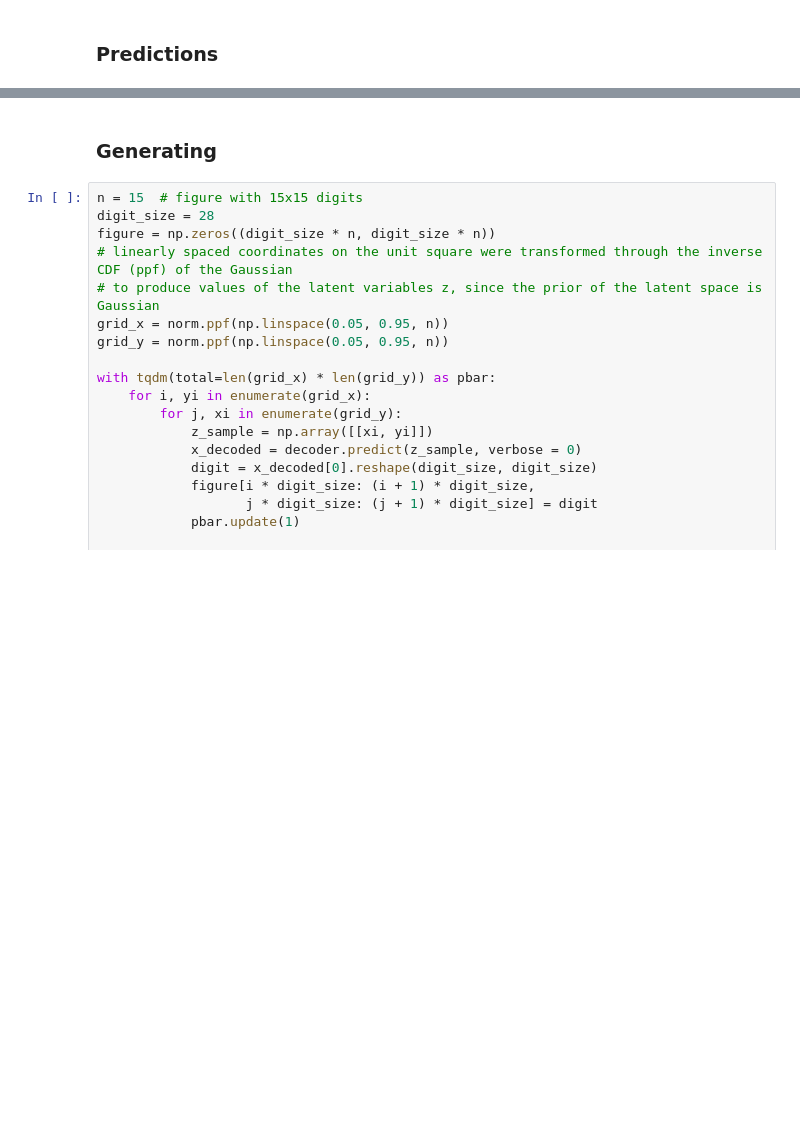
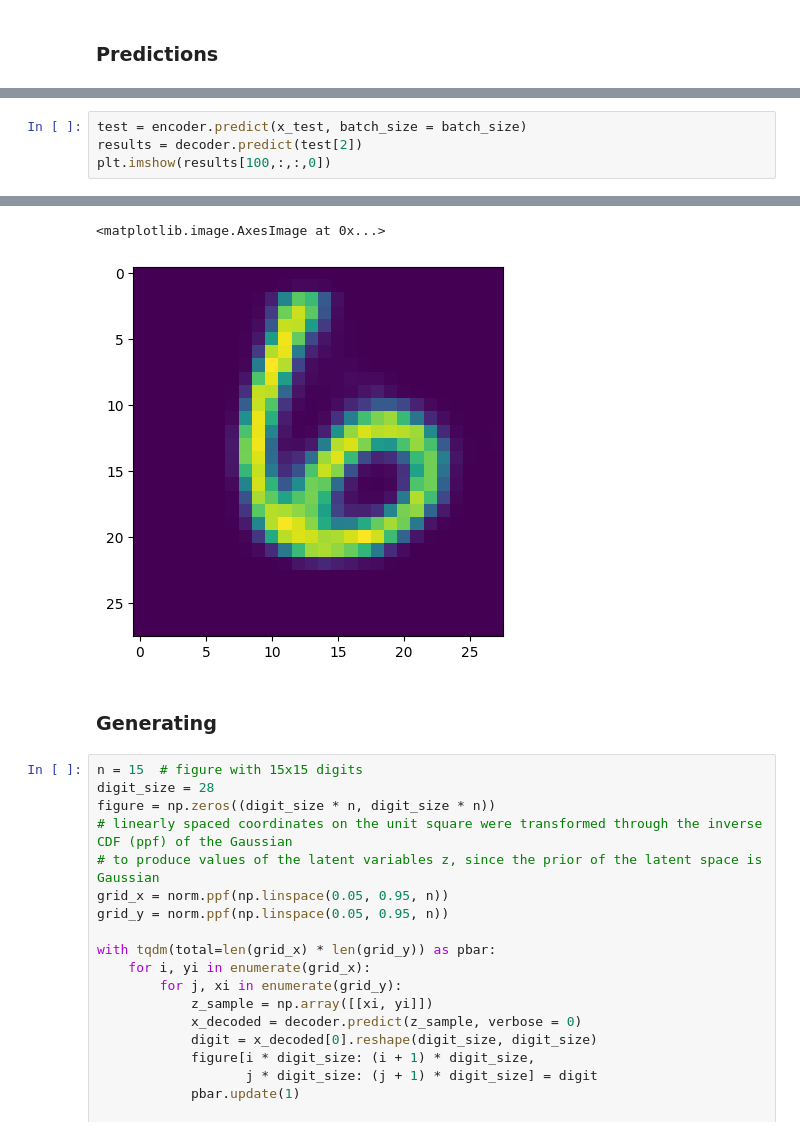
Before and after one commit to s9chroma/gan_experiments, a Jupyter notebook: 02 - vae-cnn.ipynb, the cells around one changed output, grey strips where cells are left out. Saved outputs shown, nothing was run; the diff lists cells and outputs as text; blank space fills up the shorter version.

```diff
--- a/02 - vae-cnn.ipynb
+++ b/02 - vae-cnn.ipynb
@@ -155,0 +156,5 @@ plt.show()
+# %%
+test = encoder.predict(x_test, batch_size = batch_size)
+results = decoder.predict(test[2])
+plt.imshow(results[100,:,:,0])
+# %% [output]
@@ -156,3 +163,5 @@ plt.show()
+<matplotlib.image.AxesImage at 0x...>
+[figure, added]
 # %% [markdown]
 ### Generating
 # %%
```
Also changed, not shown: parts of 9 cells of this notebook, 1 other file.
